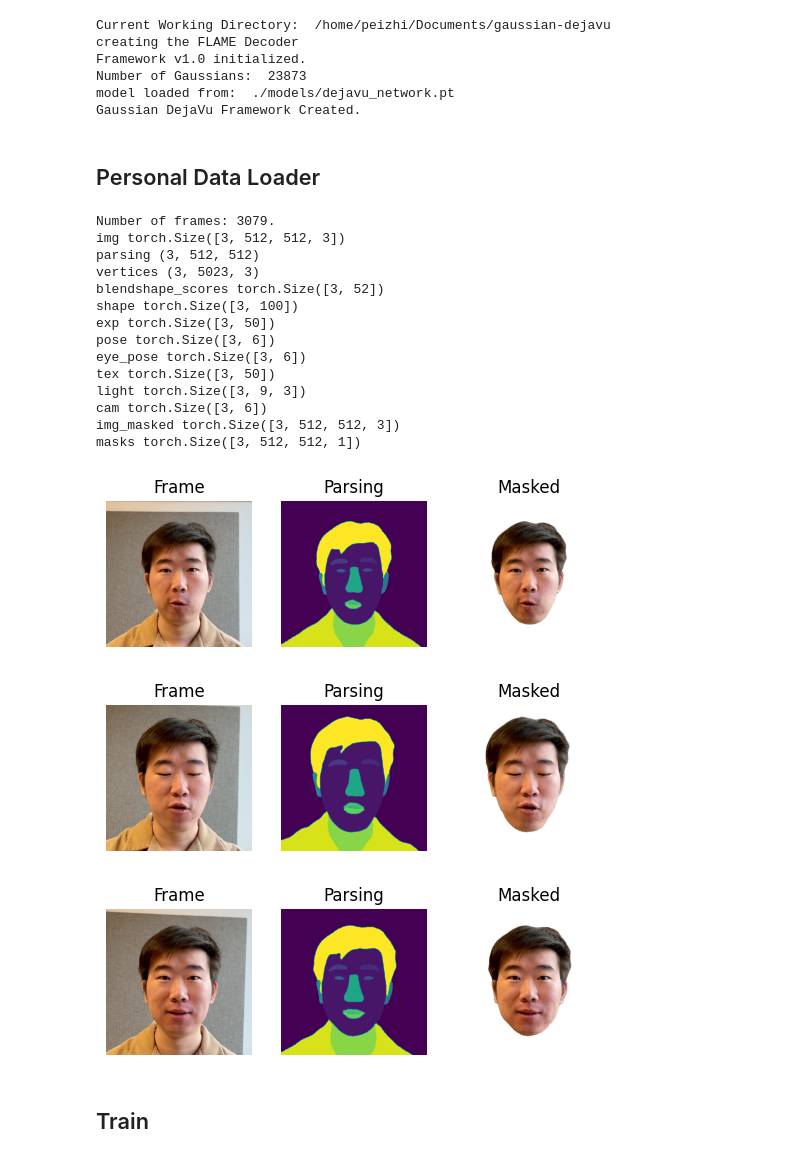
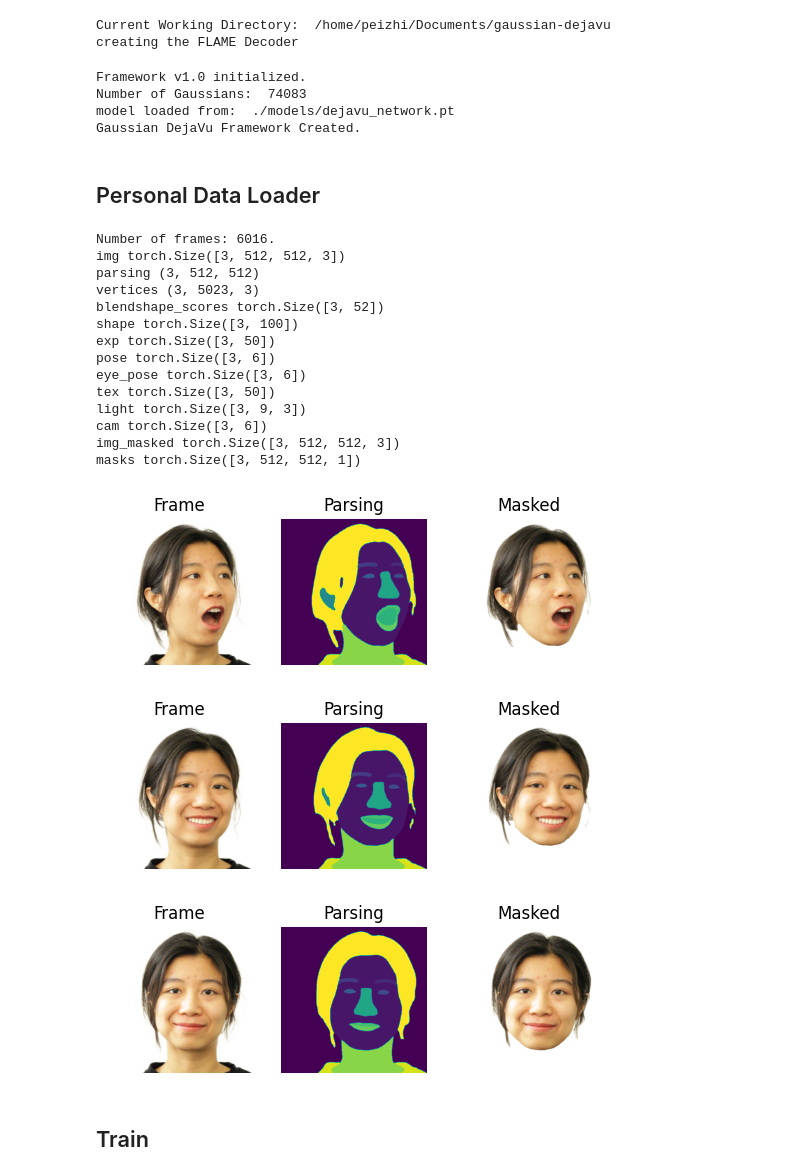
Before and after one commit to PeizhiYan/gaussian-dejavu, a Jupyter notebook: examples/Personalize-Avatar.ipynb, the cells around one changed output. Drawn from its saved outputs; the diff is of its cells as text; code cells hidden in the pictures.

Commit message:
v1.2
Support of flame-head-tracker v3.3

```diff
--- a/examples/Personalize-Avatar.ipynb
+++ b/examples/Personalize-Avatar.ipynb
@@ -30,61 +30,60 @@ def min_max_normalize(image):
     norm_image = (image - np.min(image)) / (np.max(image) - np.min(image))
     return norm_image
 
-dejavu = GaussianDejavu(network_weights='./models/dejavu_network.pt', uv_map_size=180)
+dejavu = GaussianDejavu(network_weights='./models/dejavu_network.pt', uv_map_size=320)
 device = dejavu.device
 # %% [output]
 Current Working Directory:  /home/peizhi/Documents/gaussian-dejavu
 creating the FLAME Decoder
-Framework v1.0 initialized.
-Number of Gaussians:  23873
-model loaded from:  ./models/dejavu_network.pt
-Gaussian DejaVu Framework Created.
+Framework v1.0 initialized.
+Number of Gaussians:  74083
+model loaded from:  ./models/dejavu_network.pt
+Gaussian DejaVu Framework Created.
 # %% [markdown]
 ## Personal Data Loader
 # %%
 # Please first follow the flame-head-tracker to reconstruct the FLAME parameters
 # https://github.com/PeizhiYan/flame-head-tracker
 
-dataset_path = '/mnt/data3_hdd/peizhi/Datasets/Personal_Videos_flame_new/peizhi-demo-3.2'
-# dataset_path = '/mnt/data3_hdd/peizhi/Datasets/IMAvatar_tracker_3.2/subject1'
-# dataset_path = '/mnt/data3_hdd/peizhi/Datasets/IMAvatar_tracker_3.2/subject2'
+dataset_path = '/mnt/data4_hdd/peizhi/Datasets/avatar-datasets-processed/IMAvatar_tracker_3.3/subject1'
+# dataset_path = '/mnt/data4_hdd/peizhi/Datasets/avatar-datasets-processed/IMAvatar_tracker_3.3/subject2'
 personal_dataloader = PersonalDataLoader(dataset_path=dataset_path, device=device, shuffle=True)
 
 batch_data = personal_dataloader.next_random_batch(batch_size=3)
 
 for key in batch_data:
     try:
         print(key, batch_data[key].shape)
     except:
         pass
 
 for i in range(len(batch_data['fid'])):
     plt.figure()
     plt.subplot(1,3,1)
     plt.imshow(batch_data['img'][i].detach().cpu()); plt.axis('off'); plt.title('Frame')
     plt.subplot(1,3,2)
     plt.imshow(batch_data['parsing'][i]); plt.axis('off'); plt.title('Parsing')
     plt.subplot(1,3,3)
     plt.imshow(batch_data['img_masked'][i].detach().cpu()); plt.axis('off'); plt.title('Masked')
     plt.show()
 # %% [output]
-Number of frames: 3079.
+Number of frames: 6016.
 img torch.Size([3, 512, 512, 3])
 parsing (3, 512, 512)
 vertices (3, 5023, 3)
 blendshape_scores torch.Size([3, 52])
 shape torch.Size([3, 100])
 exp torch.Size([3, 50])
 pose torch.Size([3, 6])
 eye_pose torch.Size([3, 6])
 tex torch.Size([3, 50])
 light torch.Size([3, 9, 3])
 cam torch.Size([3, 6])
 img_masked torch.Size([3, 512, 512, 3])
 masks torch.Size([3, 512, 512, 1])
-[figure, old version]
+[figure, new version]
-[figure, old version]
+[figure, new version]
-[figure, old version]
+[figure, new version]
 # %% [markdown]
 ## Train
 # %%
```
Also changed, not shown: parts of 3 cells of this notebook, 4 other files.
